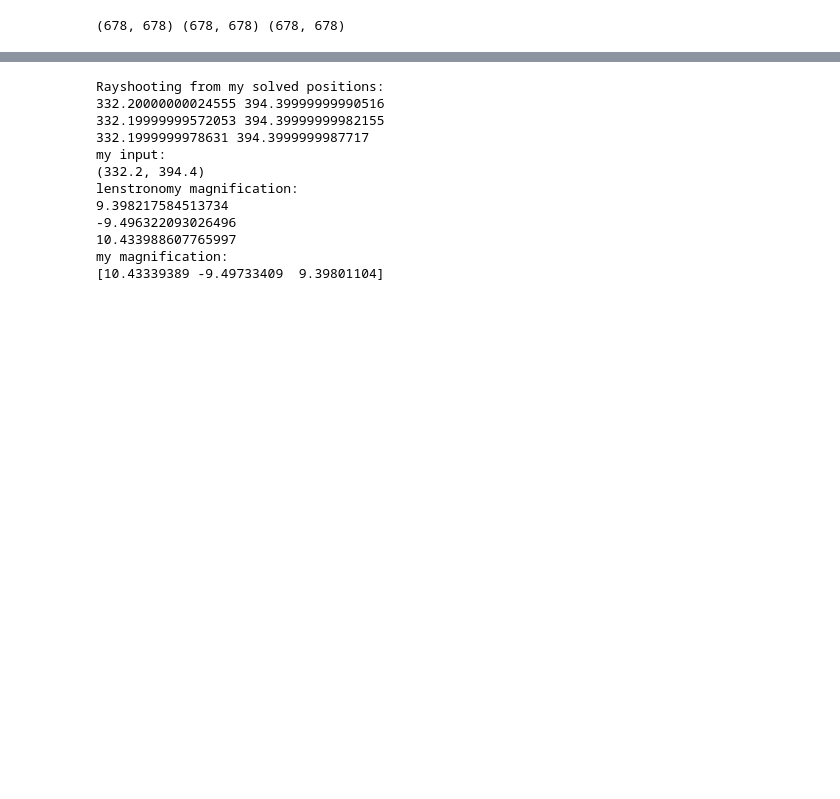
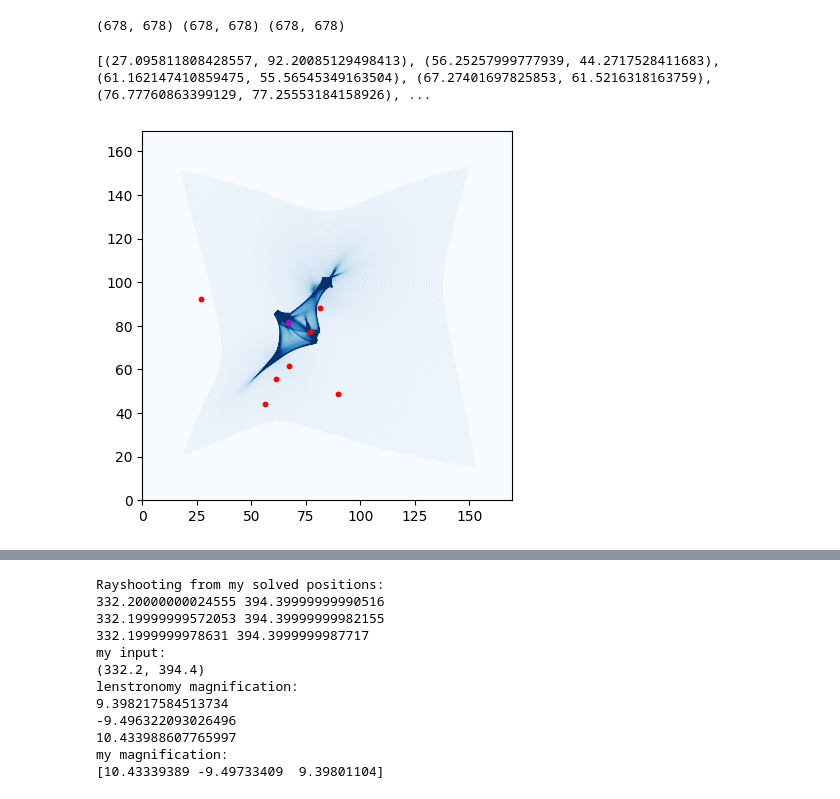
Before and after one commit to diceandcats/SURE-GW-lensing, a Jupyter notebook: Real stuffs/Real_lens.ipynb, the cells around one changed output, grey strips where cells are left out. Saved outputs shown, nothing was run; the diff lists cells and outputs as text; code cells hidden in the pictures; blank space fills up the shorter version.

```diff
--- a/Real stuffs/Real_lens.ipynb
+++ b/Real stuffs/Real_lens.ipynb
@@ -143,6 +143,17 @@ datay_arcsec = hdul_arcsec_y[0].data
 hdul_arcsec_x.close()
 hdul_arcsec_y.close()
 print(datax_arcsec.shape, datay_arcsec.shape, data_psi_arcsec.shape)
-cluster = ClusterLensing(datax_arcsec, datay_arcsec, data_psi_arcsec, 0.5,1.0,pixscale, 678, coord[0]* pixscale, coord[1]* pixscale)
+cluster = ClusterLensing(datax_arcsec, datay_arcsec, data_psi_arcsec, 0.5,1.0,pixscale, 678)
 # %% [output]
 (678, 678) (678, 678) (678, 678)
+# %%
+coord = (66.8, 81.1)
+theta = cluster.get_image_positions(coord[0], coord[1])
+print(theta)
+plt.imshow(array_test, cmap='Blues', vmax = 20, extent=[0, size*pixscale, size*pixscale,0 ])
+plt.scatter([i[0] for i in theta], [i[1]for i in theta], c='r', s=10)
+plt.scatter(coord[0], coord[1], c='m', s=10)
+plt.gca().invert_yaxis()
+# %% [output]
+[(27.095811808428557, 92.20085129498413), (56.25257999777939, 44.2717528411683), (61.162147410859475, 55.56545349163504), (67.27401697825853, 61.5216318163759), (76.77760863399129, 77.25553184158926), ...
+[figure, added]
```
Also changed, not shown: parts of 1 cell of this notebook, 2 other files.
